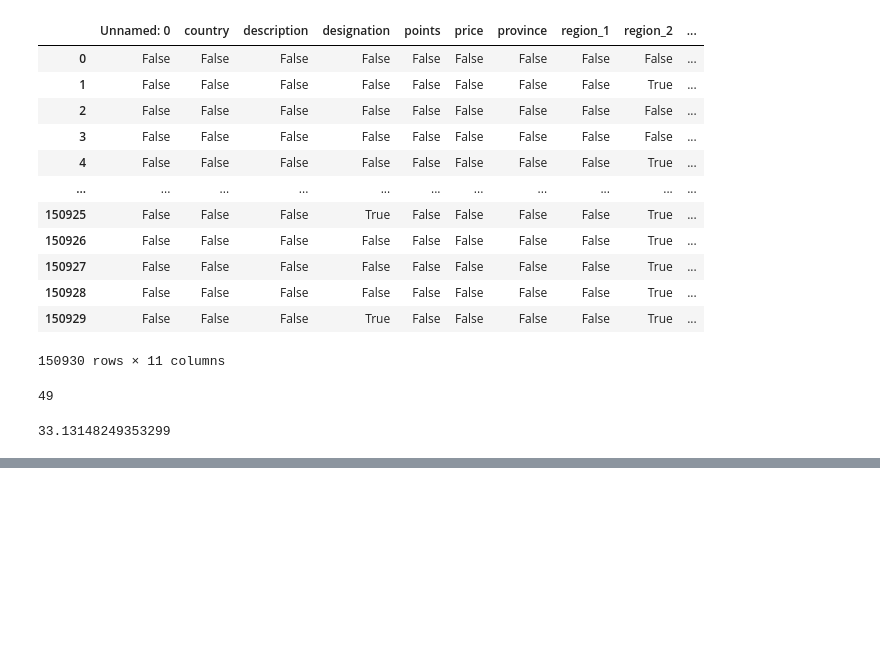
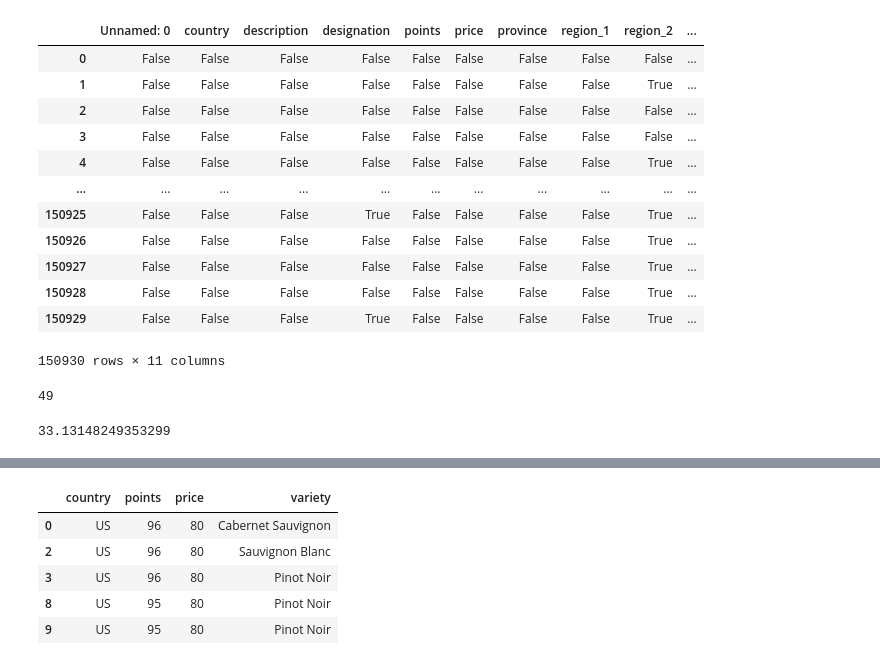
Before and after one commit to CD-JCaro/xmas-practice, a Jupyter notebook: xmas_practice.ipynb, the cells around one changed output, grey strips where cells are left out. Cells and saved outputs as stored; diff of their text form; code cells hidden in the pictures; blank space fills up the shorter version.

```diff
--- a/xmas_practice.ipynb
+++ b/xmas_practice.ipynb
@@ -98,2 +122,11 @@ top_wine.head()
 # %%
-#how to create country level dataframes
+#how to create a sub dataframe
+usTrimmed = usDF[["country", "points", "price", "variety"]]
+usTrimmed.head()
+# %% [output]
+|  | country | points | price | variety |
+| 0 | US | 96 | 80 | Cabernet Sauvignon |
+| 2 | US | 96 | 80 | Sauvignon Blanc |
+| 3 | US | 96 | 80 | Pinot Noir |
+| 8 | US | 95 | 80 | Pinot Noir |
+| 9 | US | 95 | 80 | Pinot Noir |
```
Also changed, not shown: parts of 13 cells of this notebook.
